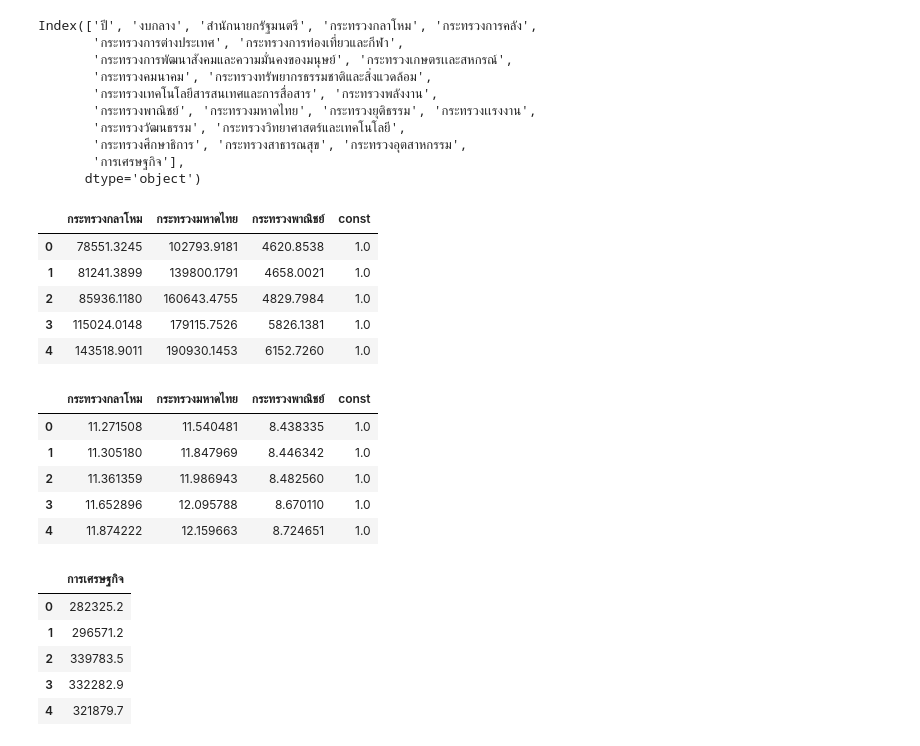
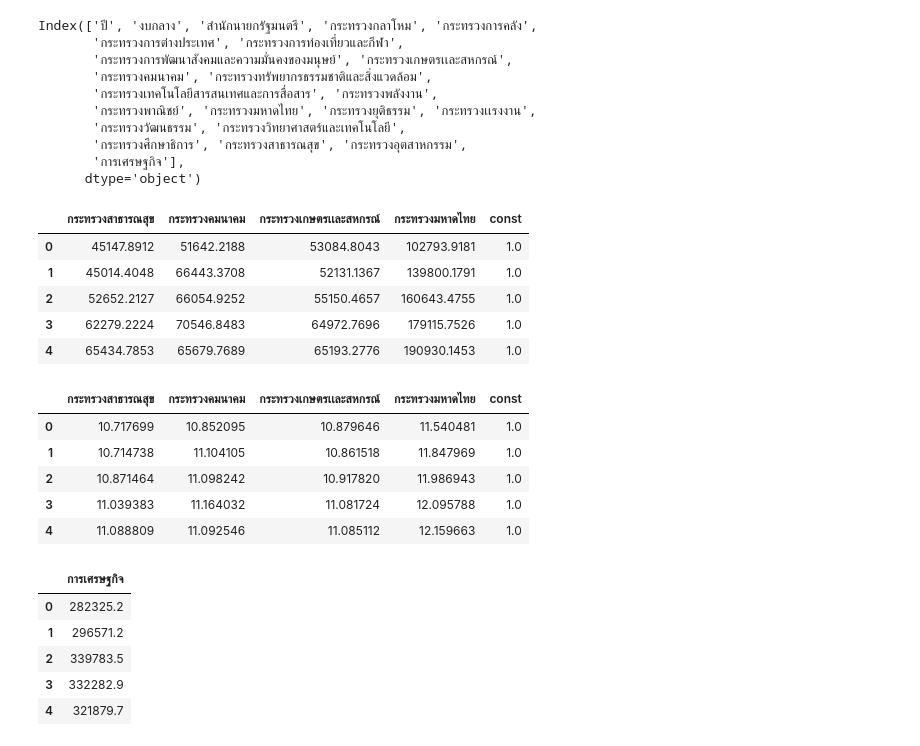
Before and after one commit to pant411/Assignment2_Stat_pp, a Jupyter notebook: part-regression/regression_analysis.ipynb, the cells around one changed output. Saved outputs shown, nothing was run; the diff lists cells and outputs as text; code cells hidden in the pictures.

Commit message:
edit part3

```diff
--- a/part-regression/regression_analysis.ipynb
+++ b/part-regression/regression_analysis.ipynb
@@ -262,7 +262,7 @@ strong multicollinearity or other numerical problems.
 # %% [markdown]
 ### สร้าง Model Part2
 # %%
-X_part2_real = sm.add_constant(data_part2[['การรักษาความสงบภายใน', 'การศาสนา วัฒนธรรม และนันทนาการ']], prepend=False)
+X_part2_real = sm.add_constant(data_part2[['การป้องกันประเทศ', 'การศาสนา วัฒนธรรม และนันทนาการ', 'การสังคมสงเคราะห์']], prepend=False)
 model_Part2 = sm.OLS(data_part2['กระทรวงกลาโหม'], X_part2_real)
 results_part2_real = model_Part2.fit()
 print(results_part2_real.summary())
@@ -303,25 +305,26 @@ Index(['ปี', 'งบกลาง', 'สำนักนายกรัฐม
        'การเศรษฐกิจ'],
       dtype='object')
 # %%
-X_data = data1[['กระทรวงกลาโหม', 'กระทรวงมหาดไทย', 'กระทรวงพาณิชย์']]
-X_data = sm.add_constant(X_data, prepend=False)
-X_data.head()
+X_data31 = data1[["กระทรวงสาธารณสุข", "กระทรวงคมนาคม","กระทรวงเกษตรเเละสหกรณ์", "กระทรวงมหาดไทย"]]
+X_data31 = sm.add_constant(X_data31, prepend=False)
+X_data31.head()
 # %% [output]
-|  | กระทรวงกลาโหม | กระทรวงมหาดไทย | กระทรวงพาณิชย์ | const |
-| 0 | 78551.3245 | 102793.9181 | 4620.8538 | 1.0 |
-| 1 | 81241.3899 | 139800.1791 | 4658.0021 | 1.0 |
-| 2 | 85936.1180 | 160643.4755 | 4829.7984 | 1.0 |
-| 3 | 115024.0148 | 179115.7526 | 5826.1381 | 1.0 |
-| 4 | 143518.9011 | 190930.1453 | 6152.7260 | 1.0 |
+|  | กระทรวงสาธารณสุข | กระทรวงคมนาคม | กระทรวงเกษตรเเละสหกรณ์ | กระทรวงมหาดไทย | const |
+| 0 | 45147.8912 | 51642.2188 | 53084.8043 | 102793.9181 | 1.0 |
+| 1 | 45014.4048 | 66443.3708 | 52131.1367 | 139800.1791 | 1.0 |
+| 2 | 52652.2127 | 66054.9252 | 55150.4657 | 160643.4755 | 1.0 |
+| 3 | 62279.2224 | 70546.8483 | 64972.7696 | 179115.7526 | 1.0 |
+| 4 | 65434.7853 | 65679.7689 | 65193.2776 | 190930.1453 | 1.0 |
 # %%
-X_data_log = np.log(data1[['กระทรวงกลาโหม', 'กระทรวงมหาดไทย', 'กระทรวงพาณิชย์']])
-X_data_log = sm.add_constant(X_data_log, prepend=False)
-X_data_log.head()
+X_data_log31 = np.log(
+    data1[["กระทรวงสาธารณสุข", "กระทรวงคมนาคม", "กระทรวงเกษตรเเละสหกรณ์", "กระทรวงมหาดไทย"]])
+X_data_log31 = sm.add_constant(X_data_log31, prepend=False)
+X_data_log31.head()
 # %% [output]
-|  | กระทรวงกลาโหม | กระทรวงมหาดไทย | กระทรวงพาณิชย์ | const |
-| 0 | 11.271508 | 11.540481 | 8.438335 | 1.0 |
-| 1 | 11.305180 | 11.847969 | 8.446342 | 1.0 |
-| 2 | 11.361359 | 11.986943 | 8.482560 | 1.0 |
-| 3 | 11.652896 | 12.095788 | 8.670110 | 1.0 |
-| 4 | 11.874222 | 12.159663 | 8.724651 | 1.0 |
+|  | กระทรวงสาธารณสุข | กระทรวงคมนาคม | กระทรวงเกษตรเเละสหกรณ์ | กระทรวงมหาดไทย | const |
+| 0 | 10.717699 | 10.852095 | 10.879646 | 11.540481 | 1.0 |
+| 1 | 10.714738 | 11.104105 | 10.861518 | 11.847969 | 1.0 |
+| 2 | 10.871464 | 11.098242 | 10.917820 | 11.986943 | 1.0 |
+| 3 | 11.039383 | 11.164032 | 11.081724 | 12.095788 | 1.0 |
+| 4 | 11.088809 | 11.092546 | 11.085112 | 12.159663 | 1.0 |
 # %%
```
Also changed, not shown: parts of 114 cells of this notebook, 2 other files.
